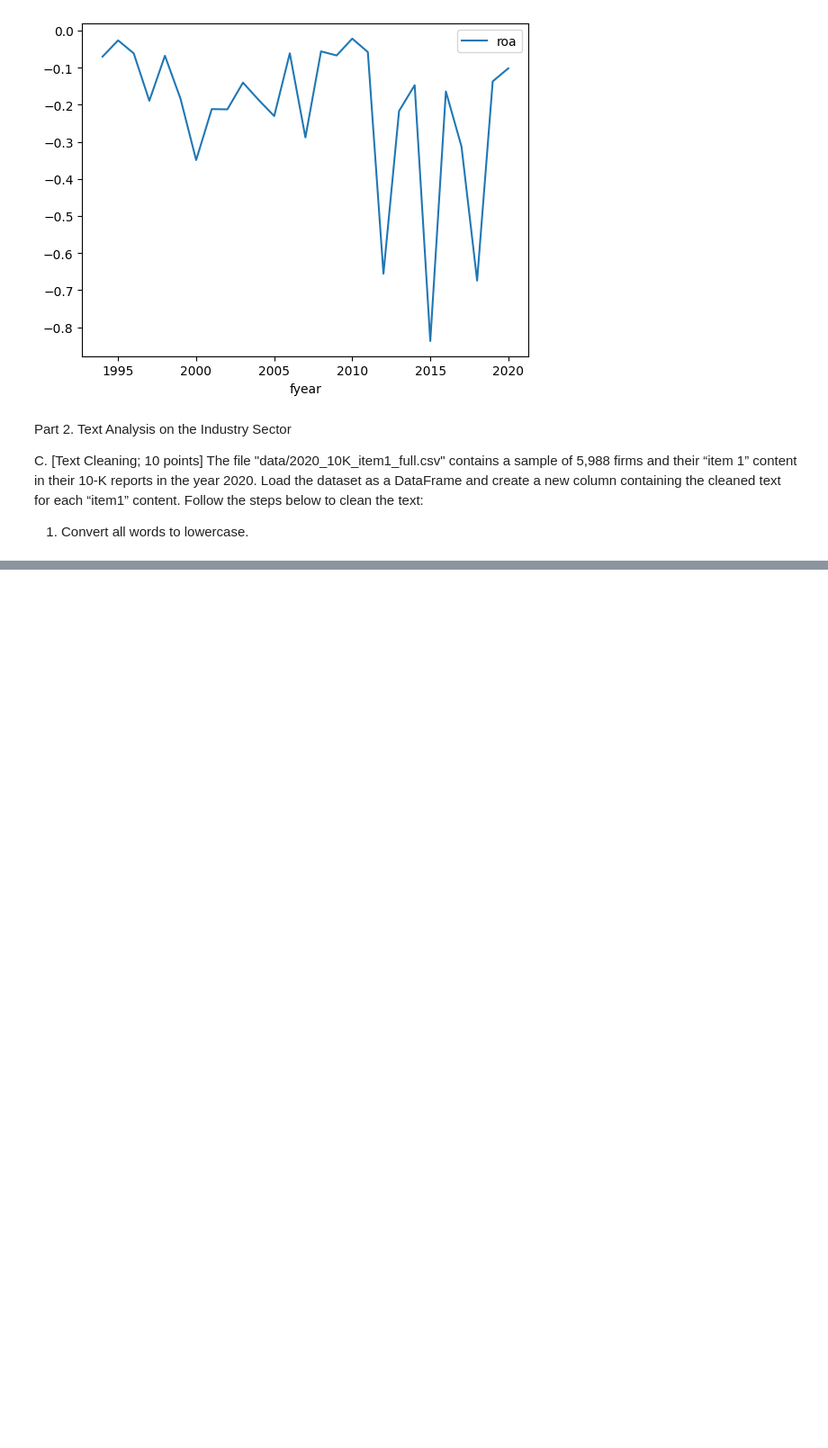
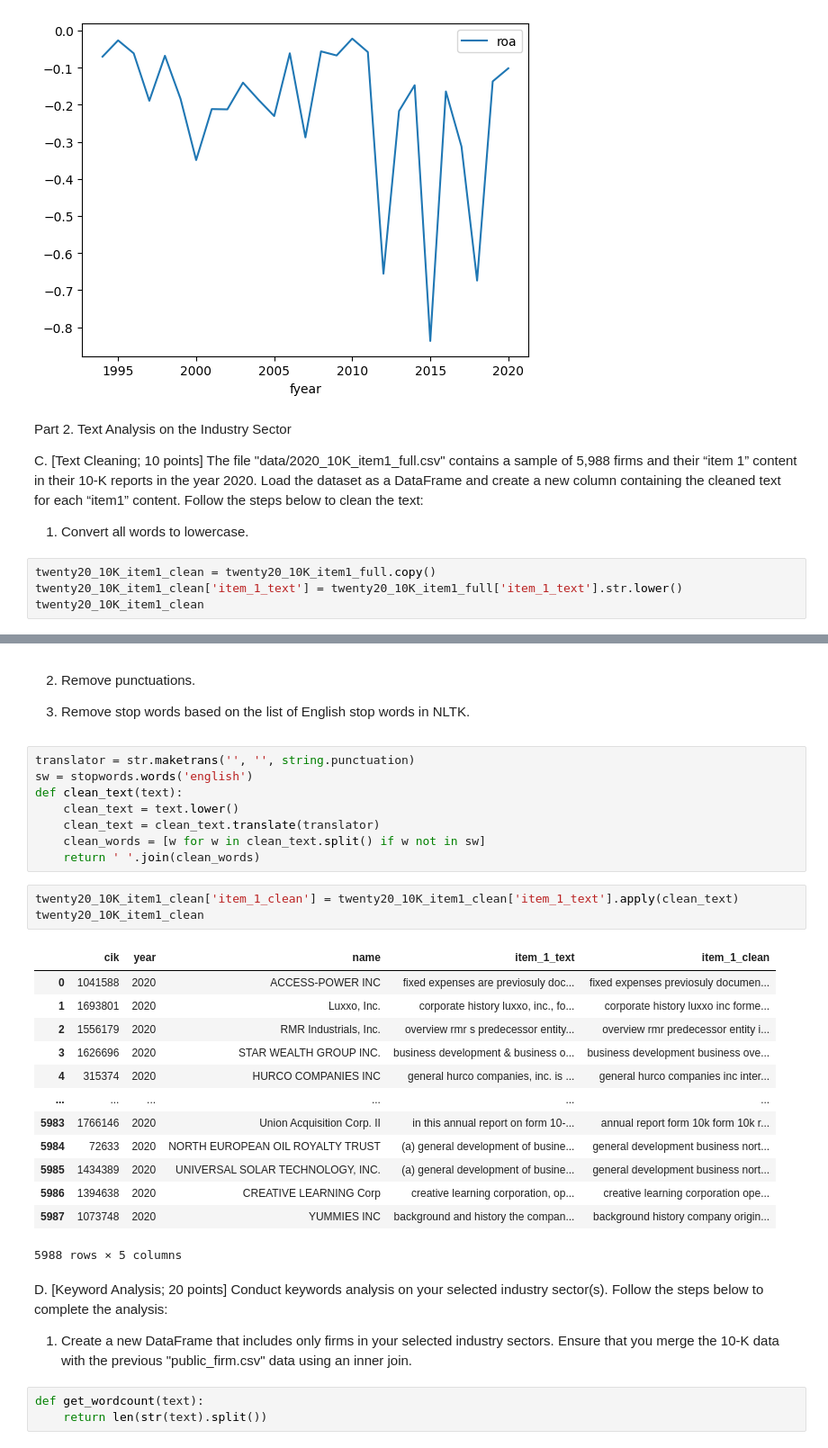
Before and after one commit to ChetanSarda99/BAIT508_GroupProject, a Jupyter notebook: chetan_project.ipynb, the cells around one changed output, grey strips where cells are left out. Shown at 90% size. Saved outputs shown, nothing was run; the diff lists cells and outputs as text; blank space fills up the shorter version.

```diff
--- a/chetan_project.ipynb
+++ b/chetan_project.ipynb
@@ -147,3 +150,7 @@ Part 2. Text Analysis on the Industry Sector
 C.	[Text Cleaning; 10 points] The file "data/2020_10K_item1_full.csv" contains a sample of 5,988 firms and their “item 1” content in their 10-K reports in the year 2020.  Load the dataset as a DataFrame and create a new column containing the cleaned text for each “item1” content. Follow the steps below to clean the text:
 
 1.	Convert all words to lowercase.
+# %%
+twenty20_10K_item1_clean = twenty20_10K_item1_full.copy()
+twenty20_10K_item1_clean['item_1_text'] = twenty20_10K_item1_full['item_1_text'].str.lower()
+twenty20_10K_item1_clean
@@ -149,0 +171,36 @@ C.	[Text Cleaning; 10 points] The file "data/2020_10K_item1_full.csv" contains a
+# %% [markdown]
+2.	Remove punctuations.
+
+3.	Remove stop words based on the list of English stop words in NLTK.
+# %%
+translator = str.maketrans('', '', string.punctuation)
+sw = stopwords.words('english')
+def clean_text(text):
+    clean_text = text.lower()
+    clean_text = clean_text.translate(translator)
+    clean_words = [w for w in clean_text.split() if w not in sw]
+    return ' '.join(clean_words)
+# %%
+twenty20_10K_item1_clean['item_1_clean'] = twenty20_10K_item1_clean['item_1_text'].apply(clean_text)
+twenty20_10K_item1_clean
+# %% [output]
+|  | cik | year | name | item_1_text | item_1_clean |
+| 0 | 1041588 | 2020 | ACCESS-POWER INC | fixed expenses are previosuly doc... | fixed expenses previosuly documen... |
+| 1 | 1693801 | 2020 | Luxxo, Inc. | corporate history luxxo, inc., fo... | corporate history luxxo inc forme... |
+| 2 | 1556179 | 2020 | RMR Industrials, Inc. | overview rmr s predecessor entity... | overview rmr predecessor entity i... |
+| 3 | 1626696 | 2020 | STAR WEALTH GROUP INC. | business development & business o... | business development business ove... |
+| 4 | 315374 | 2020 | HURCO COMPANIES INC | general hurco companies, inc. is ... | general hurco companies inc inter... |
+| ... | ... | ... | ... | ... | ... |
+| 5983 | 1766146 | 2020 | Union Acquisition Corp. II | in this annual report on form 10-... | annual report form 10k form 10k r... |
+| 5984 | 72633 | 2020 | NORTH EUROPEAN OIL ROYALTY TRUST | (a) general development of busine... | general development business nort... |
+| 5985 | 1434389 | 2020 | UNIVERSAL SOLAR TECHNOLOGY, INC. | (a) general development of busine... | general development business nort... |
+| 5986 | 1394638 | 2020 | CREATIVE LEARNING Corp | creative learning corporation, op... | creative learning corporation ope... |
+| 5987 | 1073748 | 2020 | YUMMIES INC | background and history the compan... | background history company origin... |
+5988 rows × 5 columns
+# %% [markdown]
+D.	[Keyword Analysis; 20 points] Conduct keywords analysis on your selected industry sector(s). Follow the steps below to complete the analysis:
+
+1.	Create a new DataFrame that includes only firms in your selected industry sectors. Ensure that you merge the 10-K data with the previous "public_firm.csv" data using an inner join.
+# %%
+def get_wordcount(text):
+    return len(str(text).split())
```
Also changed, not shown: parts of 2 cells of this notebook.
